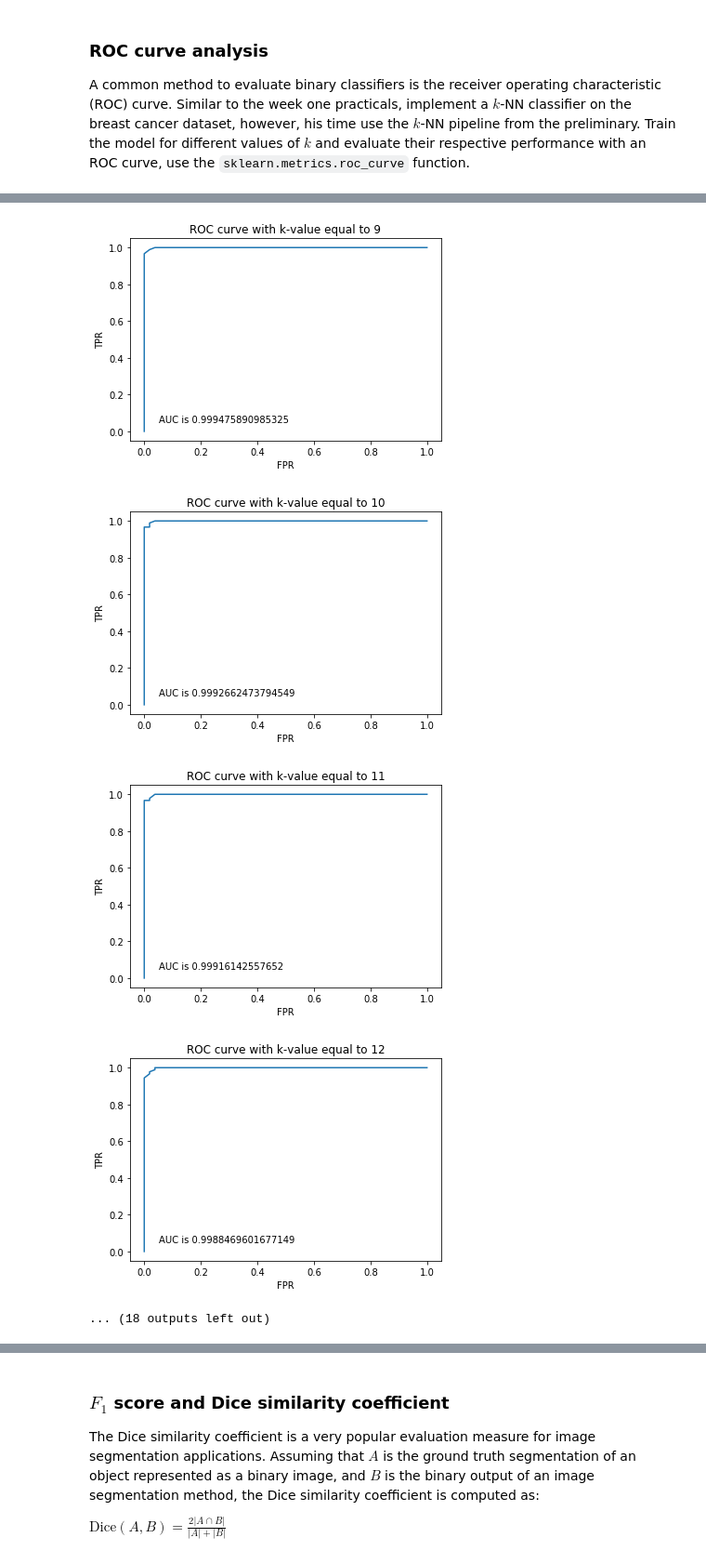
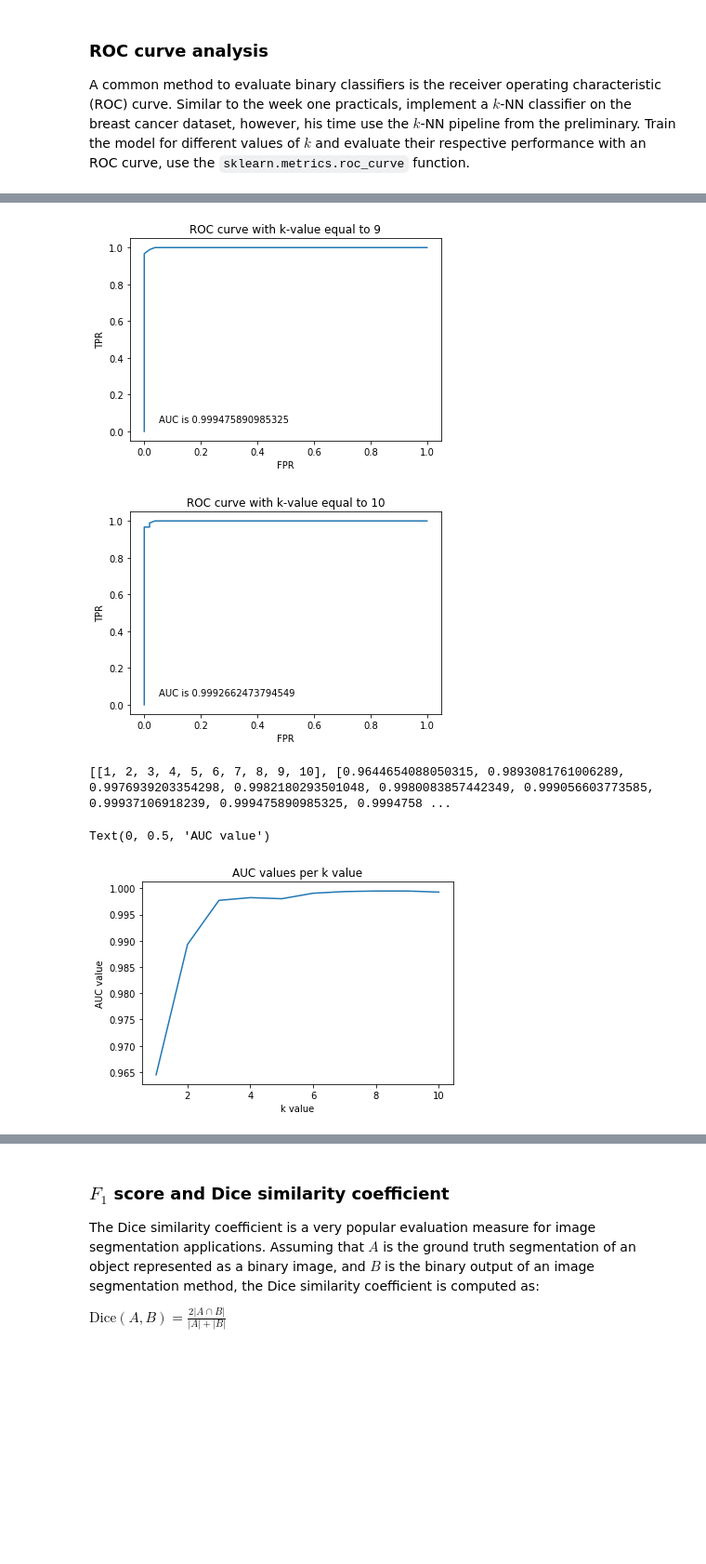
Before and after one commit to max-de-rooij/8dm50-machine-learning, a Jupyter notebook: practicals/week_2.ipynb, the cells around one changed output, grey strips where cells are left out. Shown at 93% size. Drawn from its saved outputs; the diff is of its cells as text; code cells hidden in the pictures; blank space fills up the shorter version.

```diff
--- a/practicals/week_2.ipynb
+++ b/practicals/week_2.ipynb
@@ -354,8 +354,10 @@ y = breast_cancer.target
 X_train, X_test, y_train, y_test = train_test_split(X, y, stratify=y, random_state=40)
 
 begin = 1
-end = 30
+end = 10
 step = 2
+
+auc_list = [[],[]]
 
 for k in range(begin, end+1):
     neigh = KNeighborsClassifier(n_neighbors=k)
@@ -363,33 +365,41 @@ for k in range(begin, end+1):
                         ("scaler", scaler),
                         ("knn", neigh)
                         ])
     knn_model.fit(X_train, y_train)
 
     y_pred = knn_model.predict_proba(X_test)
 
     y_pred = y_pred[:,1]
 
     fpr, tpr, tresholds = roc_curve(y_test, y_pred)
 
     auc = roc_auc_score(y_test, y_pred)
+    auc_list[0].append(k)
+    auc_list[1].append(auc)
 
     plt.plot(fpr,tpr)
     plt.title('ROC curve with k-value equal to {}'.format(k))
     plt.xlabel('FPR')
     plt.ylabel('TPR')
     plt.text(.05,.05,'AUC is {}'.format(auc))
     plt.show()
+
+print(auc_list)
+plt.plot(auc_list[0], auc_list[1])
+plt.title('AUC values per k value')
+plt.xlabel('k value')
+plt.ylabel('AUC value')
 # %% [output]
 [figure]
 [figure]
 [figure]
 [figure]
 [figure]
 [figure]
 [figure]
 [figure]
 [figure]
 [figure]
+[[1, 2, 3, 4, 5, 6, 7, 8, 9, 10], [0.9644654088050315, 0.9893081761006289, 0.9976939203354298, 0.9982180293501048, 0.9980083857442349, 0.999056603773585, 0.99937106918239, 0.999475890985325, 0.9994758 ...
+Text(0, 0.5, 'AUC value')
-[figure, old version]
+[figure, new version]
-[figure, removed]
-... (18 outputs left out)
```
Also changed, not shown: parts of 1 cell of this notebook.
